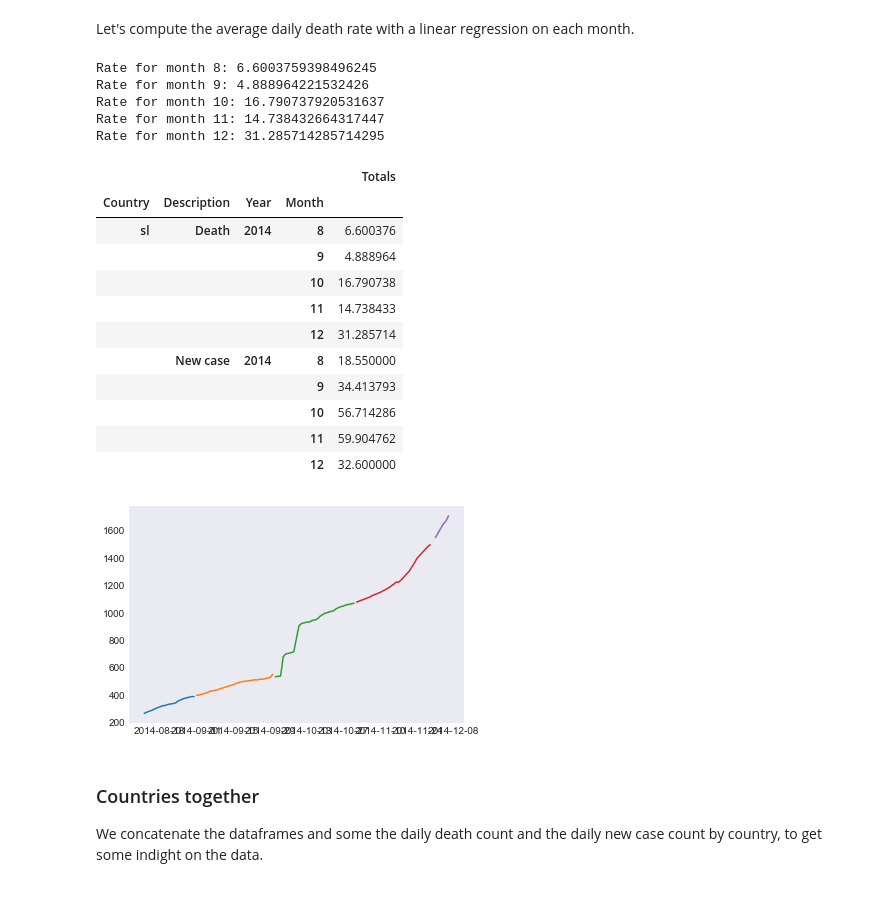
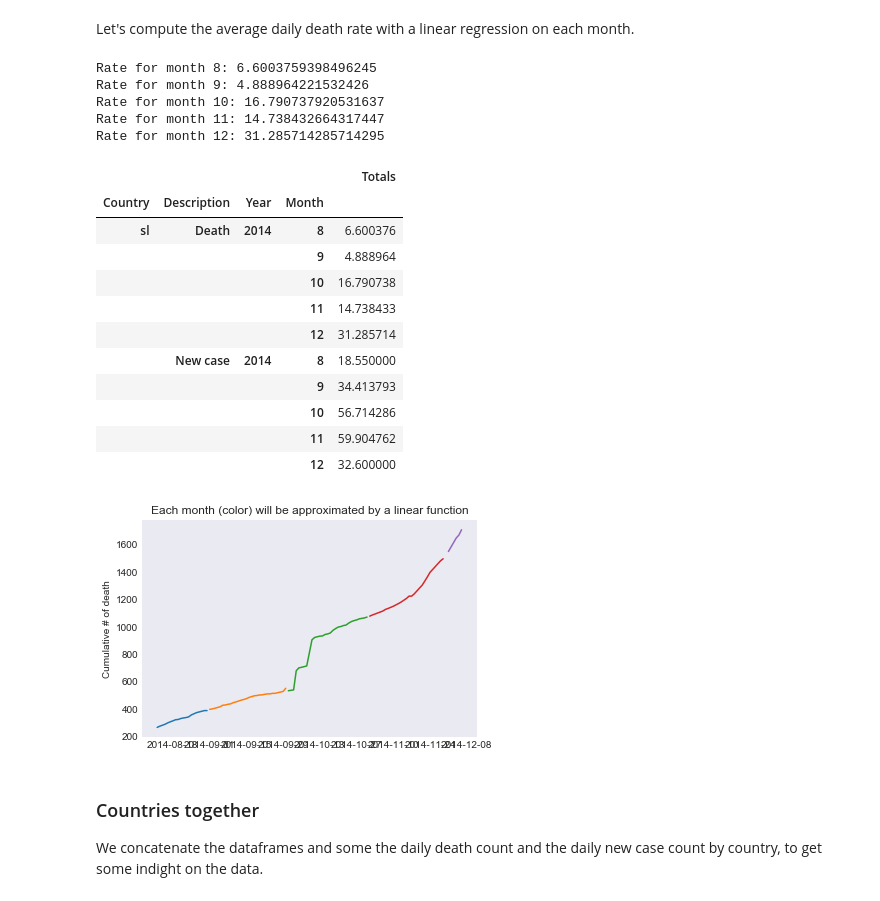
Before and after one commit to brunebastide/ADA, a Jupyter notebook: 01 - Pandas and Data Wrangling/jb-Homework 1.ipynb, the cells around one changed output. Drawn from its saved outputs; the diff is of its cells as text; code cells hidden in the pictures.

```diff
--- a/01 - Pandas and Data Wrangling/jb-Homework 1.ipynb
+++ b/01 - Pandas and Data Wrangling/jb-Homework 1.ipynb
@@ -374,34 +374,37 @@ for month in months:
     this_month = totals[totals.index.month == month]
     plt.plot(this_month)
     days = np.array(list(map(lambda d: d.day, this_month.index))).reshape(-1, 1)
     lr = linear_model.LinearRegression().fit(days, this_month.values.reshape(-1, 1))
     death_rate.append(lr.coef_[0][0])
     print("Rate for month {}: {}".format(month, lr.coef_[0][0]))
 
+plt.ylabel('Cumulative # of death')
+plt.title('Each month (color) will be approximated by a linear function')
+
 # We update our original rates dataframe
 death_rate = pd.Series(death_rate)
 death_rate.index = months
 sl_rates.loc['sl','Death',2014] = death_rate.values.reshape(-1,1)
 sl_rates
 # %% [output]
 Rate for month 8: 6.6003759398496245
 Rate for month 9: 4.888964221532426
 Rate for month 10: 16.790737920531637
 Rate for month 11: 14.738432664317447
 Rate for month 12: 31.285714285714295
 |  |  |  |  | Totals |
 | Country | Description | Year | Month |  |
 | sl | Death | 2014 | 8 | 6.600376 |
 |  |  |  | 9 | 4.888964 |
 |  |  |  | 10 | 16.790738 |
 |  |  |  | 11 | 14.738433 |
 |  |  |  | 12 | 31.285714 |
 |  | New case | 2014 | 8 | 18.550000 |
 |  |  |  | 9 | 34.413793 |
 |  |  |  | 10 | 56.714286 |
 |  |  |  | 11 | 59.904762 |
 |  |  |  | 12 | 32.600000 |
-[figure, old version]
+[figure, new version]
 # %% [markdown]
 ### Countries together
 
```
Also changed, not shown: parts of 3 cells of this notebook.
